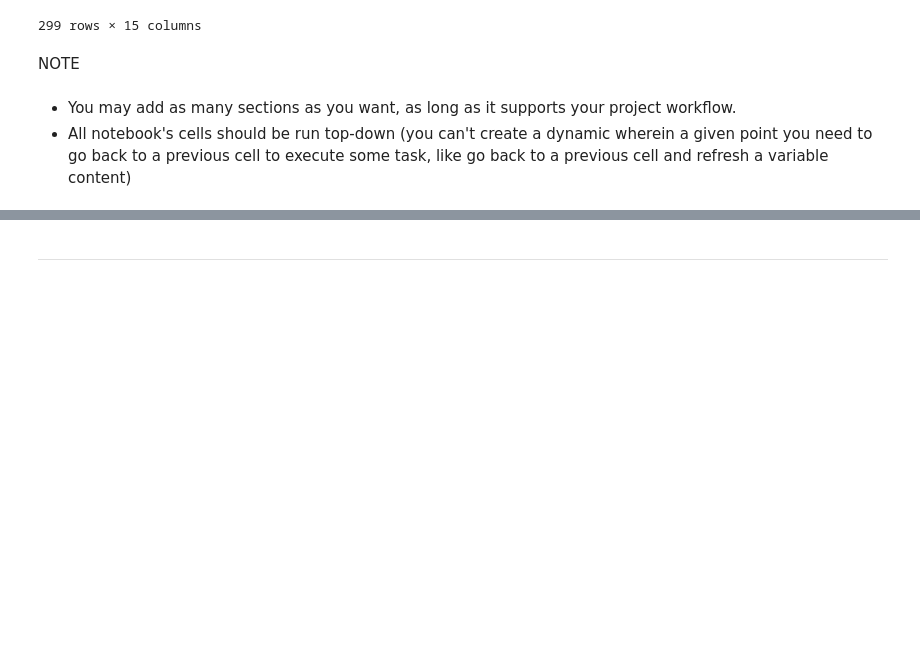
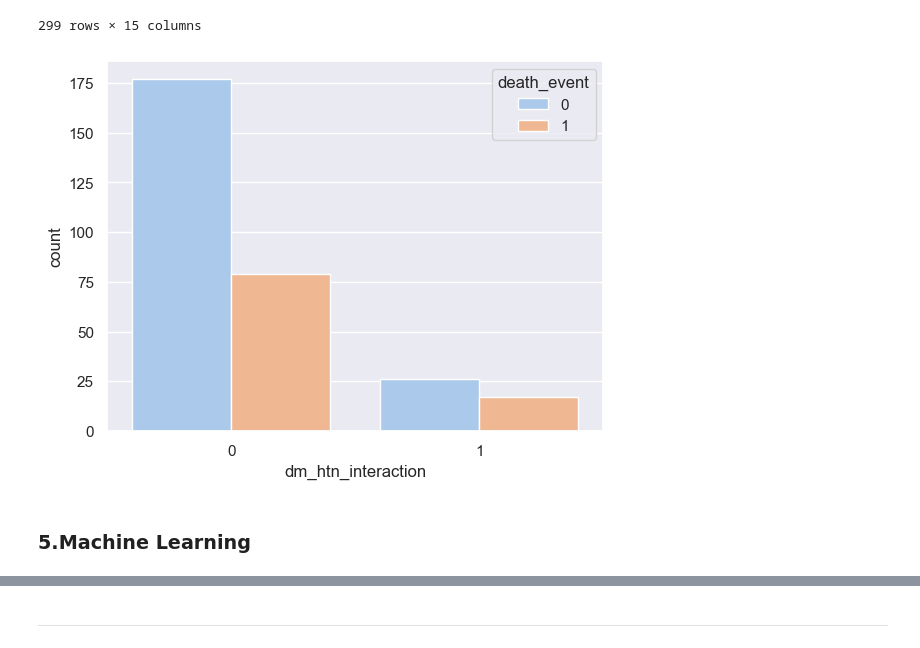
Before and after one commit to BhavitaL/heart_failure_clinical_study, a Jupyter notebook: jupyter_notebooks/heart_failure_clinical_study.ipynb, the cells around one changed output, grey strips where cells are left out. Drawn from its saved outputs; the diff is of its cells as text; code cells hidden in the pictures; blank space fills up the shorter version.

```diff
--- a/jupyter_notebooks/heart_failure_clinical_study.ipynb
+++ b/jupyter_notebooks/heart_failure_clinical_study.ipynb
@@ -203,8 +203,13 @@ df_clean
 | 297 | 45 | 0 | 2413 | 0 | 38 | 0 | 140000.00 | ... |
 | 298 | 50 | 0 | 196 | 0 | 45 | 0 | 395000.00 | ... |
 299 rows × 15 columns
-# %% [markdown]
-NOTE
-# %% [markdown]
-* You may add as many sections as you want, as long as it supports your project workflow.
-* All notebook's cells should be run top-down (you can't create a dynamic wherein a given point you need to go back to a previous cell to execute some task, like go back to a previous cell and refresh a variable content)
+# %%
+sns.set_theme(palette="pastel")
+
+sns.countplot(data=df_clean, x='dm_htn_interaction', hue='death_event')
+
+plt.show()
+# %% [output]
+[figure, added]
+# %% [markdown]
+### **5.Machine Learning**
```
Also changed, not shown: parts of 3 cells of this notebook.
